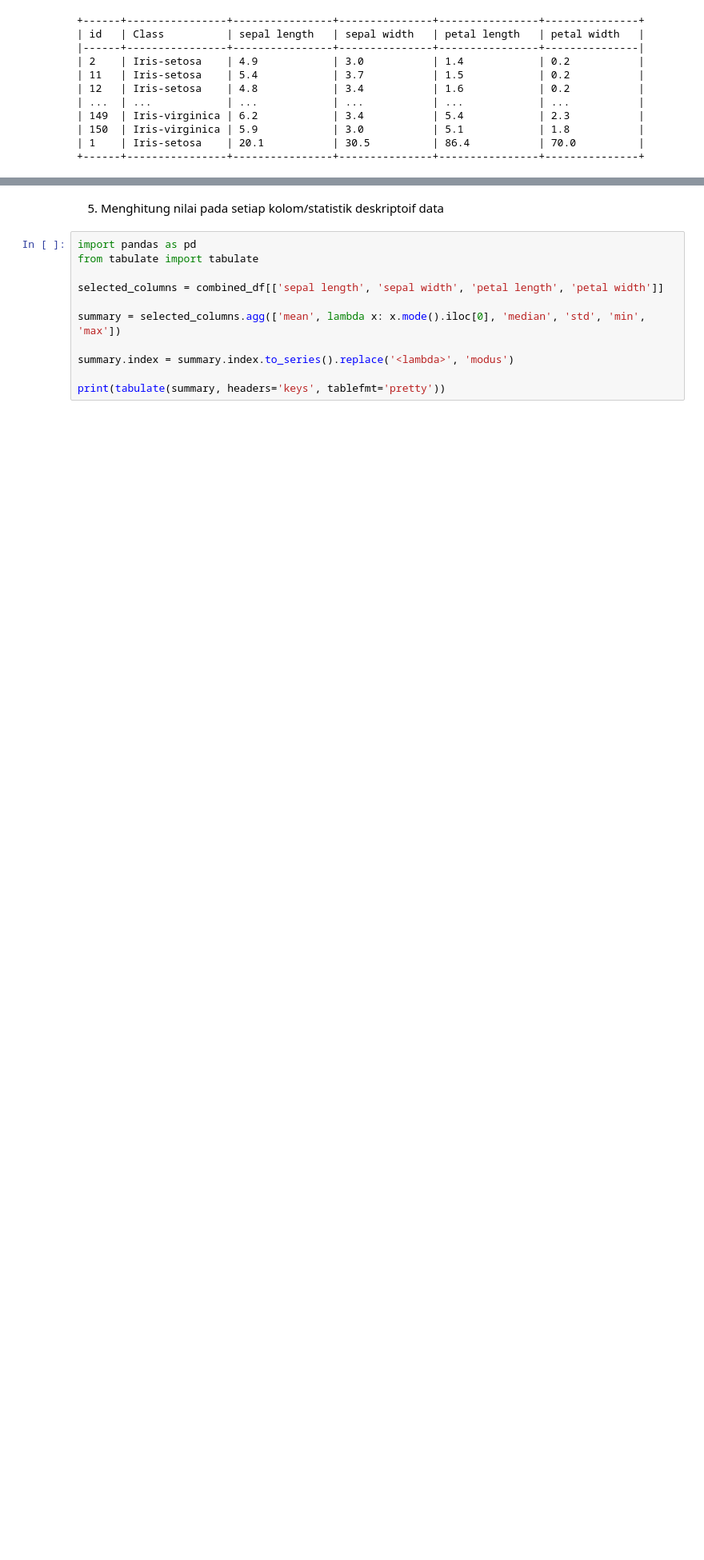
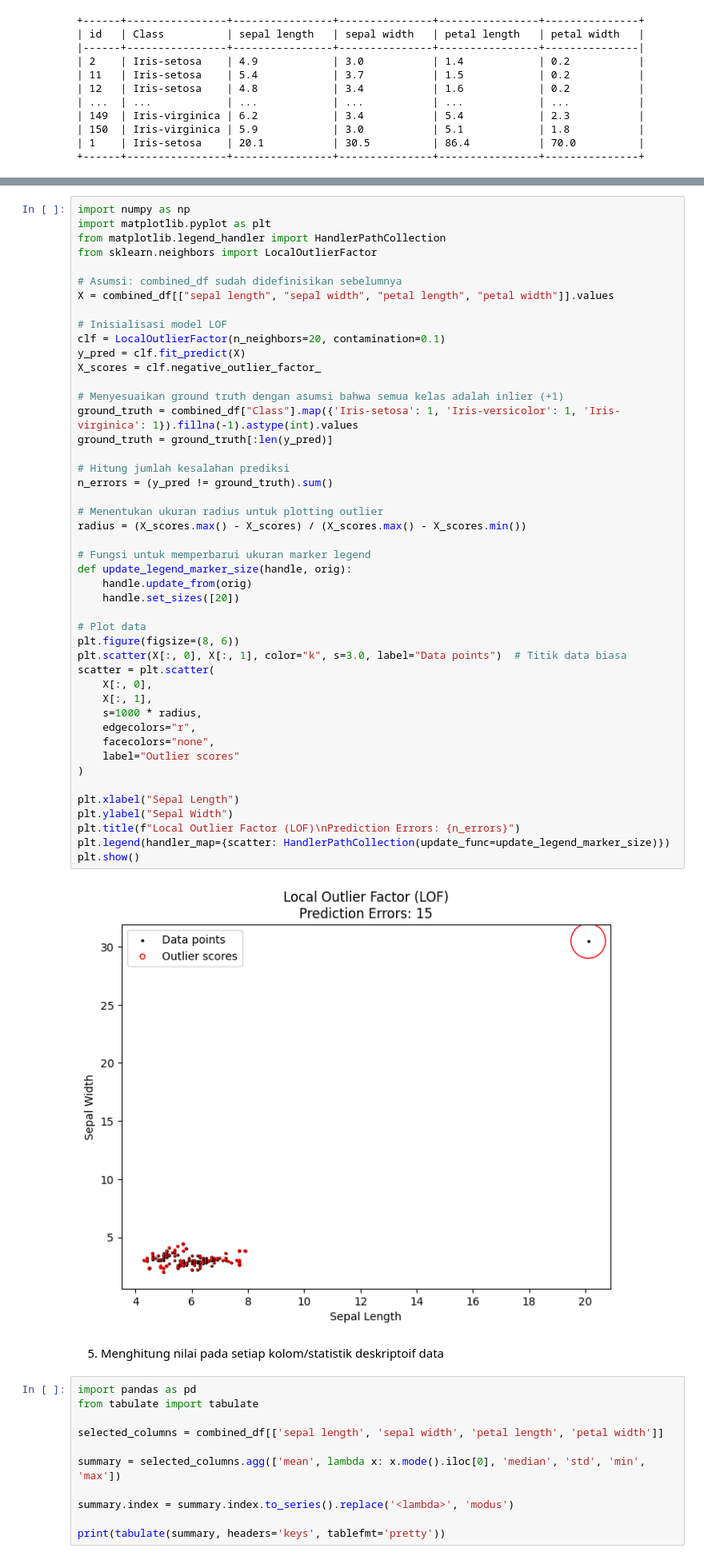
Before and after one commit to Abidayyasy/pendat, a Jupyter notebook: _sources/Bab2.ipynb, the cells around one changed output, grey strips where cells are left out. Shown: that part at 80% size. Cells and saved outputs as stored; diff of their text form; blank space fills up the shorter version.

```diff
--- a/_sources/Bab2.ipynb
+++ b/_sources/Bab2.ipynb
@@ -378,3 +425,51 @@ print(tabulate(combined_df[combined_df["is_outlier"] == True], headers="keys", t
+# %%
+import numpy as np
+import matplotlib.pyplot as plt
+from matplotlib.legend_handler import HandlerPathCollection
+from sklearn.neighbors import LocalOutlierFactor
+
+# Asumsi: combined_df sudah didefinisikan sebelumnya
+X = combined_df[["sepal length", "sepal width", "petal length", "petal width"]].values
+
+# Inisialisasi model LOF
+clf = LocalOutlierFactor(n_neighbors=20, contamination=0.1)
+y_pred = clf.fit_predict(X)
+X_scores = clf.negative_outlier_factor_
+
+# Menyesuaikan ground truth dengan asumsi bahwa semua kelas adalah inlier (+1)
+ground_truth = combined_df["Class"].map({'Iris-setosa': 1, 'Iris-versicolor': 1, 'Iris-virginica': 1}).fillna(-1).astype(int).values
+ground_truth = ground_truth[:len(y_pred)]
+
+# Hitung jumlah kesalahan prediksi
+n_errors = (y_pred != ground_truth).sum()
+
+# Menentukan ukuran radius untuk plotting outlier
+radius = (X_scores.max() - X_scores) / (X_scores.max() - X_scores.min())
+
+# Fungsi untuk memperbarui ukuran marker legend
+def update_legend_marker_size(handle, orig):
+    handle.update_from(orig)
+    handle.set_sizes([20])
+
+# Plot data
+plt.figure(figsize=(8, 6))
+plt.scatter(X[:, 0], X[:, 1], color="k", s=3.0, label="Data points")  # Titik data biasa
+scatter = plt.scatter(
+    X[:, 0],
+    X[:, 1],
+    s=1000 * radius,
+    edgecolors="r",
+    facecolors="none",
+    label="Outlier scores"
+)
+
+plt.xlabel("Sepal Length")
+plt.ylabel("Sepal Width")
+plt.title(f"Local Outlier Factor (LOF)\nPrediction Errors: {n_errors}")
+plt.legend(handler_map={scatter: HandlerPathCollection(update_func=update_legend_marker_size)})
+plt.show()
+# %% [output]
+[figure, added]
 # %% [markdown]
 5. Menghitung nilai pada setiap kolom/statistik deskriptoif data
 # %%
```
Also changed, not shown: parts of 12 cells of this notebook, 5 other files.
